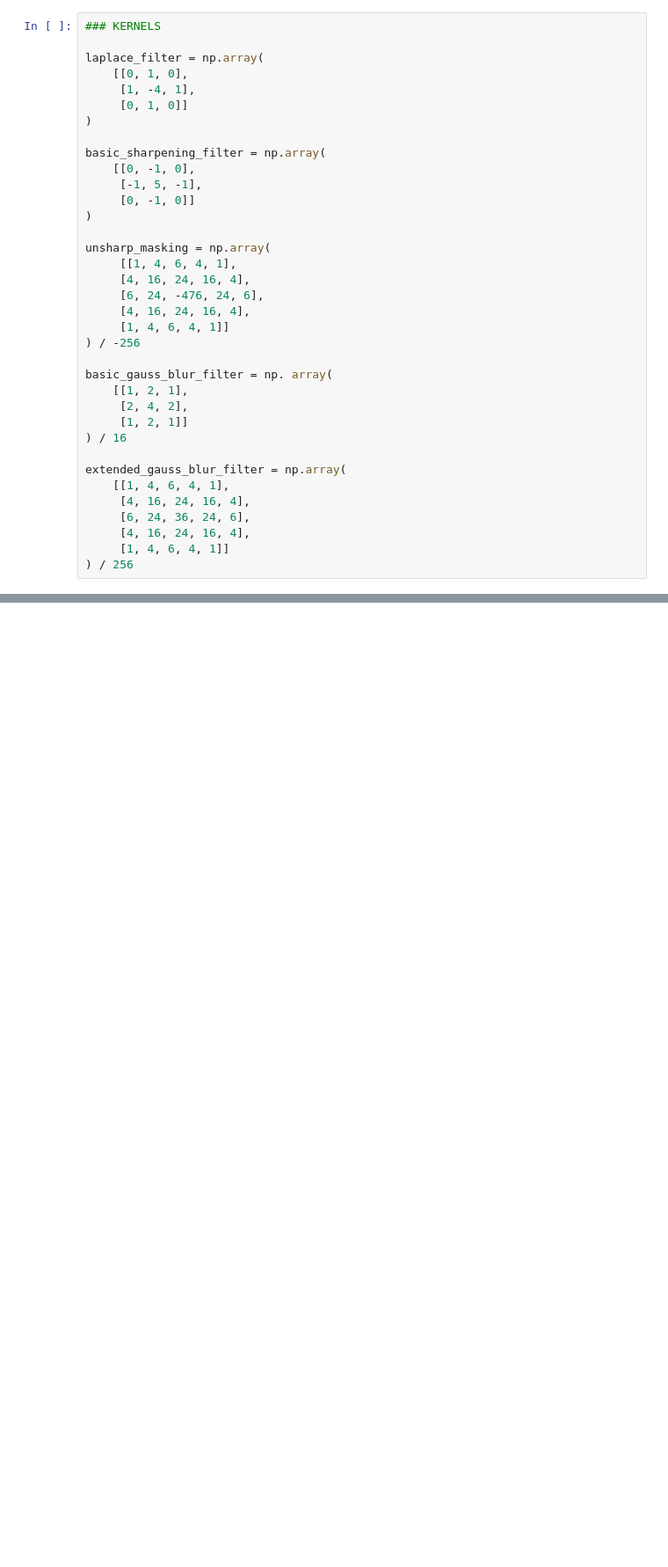
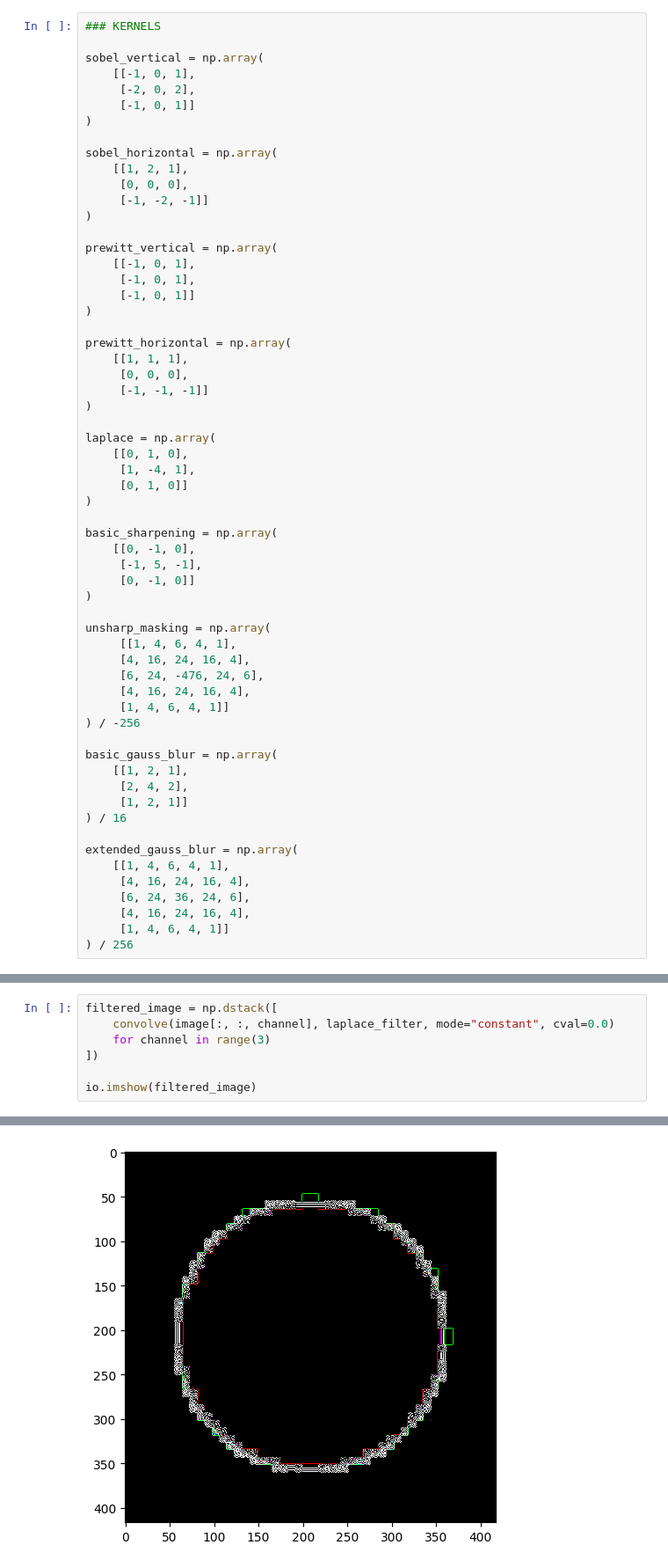
Before and after one commit to sumadvena/SiOC_2023, a Jupyter notebook: SiOC_3.ipynb, the cells around one changed output, grey strips where cells are left out. Shown at 88% size. Saved outputs shown, nothing was run; the diff lists cells and outputs as text; blank space fills up the shorter version.

```diff
--- a/SiOC_3.ipynb
+++ b/SiOC_3.ipynb
@@ -9,13 +7,37 @@ from scipy import ndimage
 # %%
 ### KERNELS
 
-laplace_filter = np.array(
+sobel_vertical = np.array(
+    [[-1, 0, 1],
+     [-2, 0, 2],
+     [-1, 0, 1]]
+)
+
+sobel_horizontal = np.array(
+    [[1, 2, 1],
+     [0, 0, 0],
+     [-1, -2, -1]]
+)
+
+prewitt_vertical = np.array(
+    [[-1, 0, 1],
+     [-1, 0, 1],
+     [-1, 0, 1]]
+)
+
+prewitt_horizontal = np.array(
+    [[1, 1, 1],
+     [0, 0, 0],
+     [-1, -1, -1]]
+)
+
+laplace = np.array(
     [[0, 1, 0],
      [1, -4, 1],
      [0, 1, 0]]
 )
 
-basic_sharpening_filter = np.array(
+basic_sharpening = np.array(
     [[0, -1, 0],
      [-1, 5, -1],
      [0, -1, 0]]
@@ -29,13 +51,13 @@ unsharp_masking = np.array(
      [1, 4, 6, 4, 1]]
 ) / -256
 
-basic_gauss_blur_filter = np. array(
+basic_gauss_blur = np.array(
     [[1, 2, 1],
      [2, 4, 2],
      [1, 2, 1]]
 ) / 16
 
-extended_gauss_blur_filter = np.array(
+extended_gauss_blur = np.array(
     [[1, 4, 6, 4, 1],
      [4, 16, 24, 16, 4],
      [6, 24, 36, 24, 6],
@@ -48,0 +74,8 @@ print(unsharp_masking.sum())
+# %%
+filtered_image = np.dstack([
+    convolve(image[:, :, channel], laplace_filter, mode="constant", cval=0.0)
+    for channel in range(3)
+])
+
+io.imshow(filtered_image)
+# %% [output]
@@ -48,0 +83 @@ print(unsharp_masking.sum())
+[figure, added]
```
Also changed, not shown: parts of 8 cells of this notebook.
